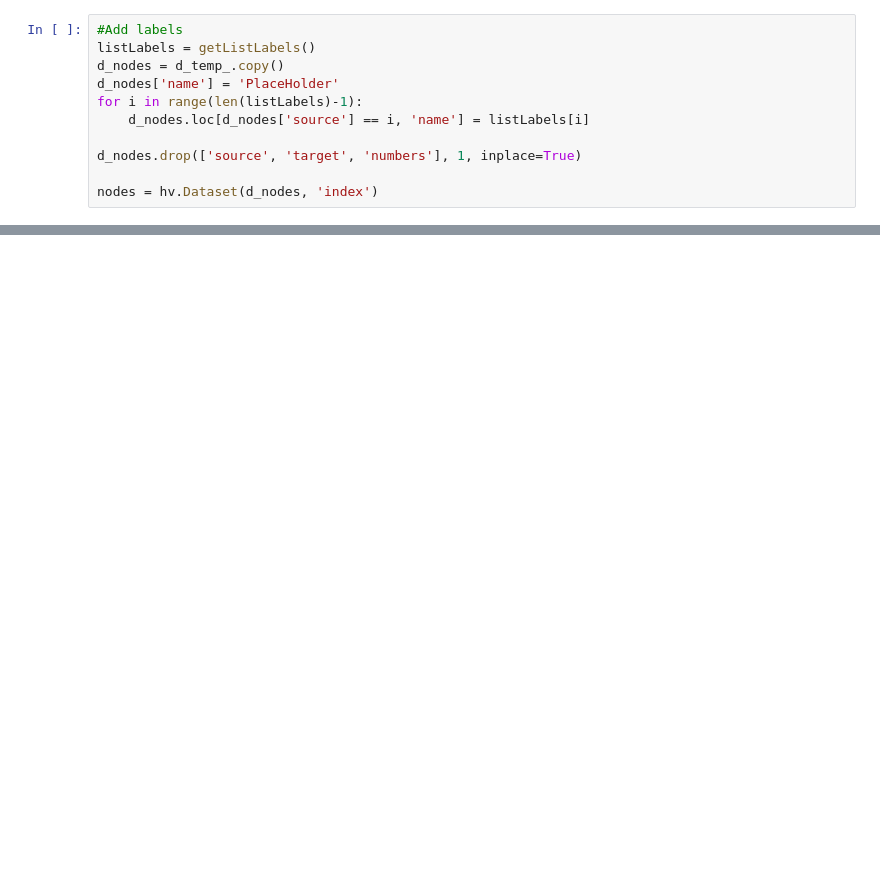
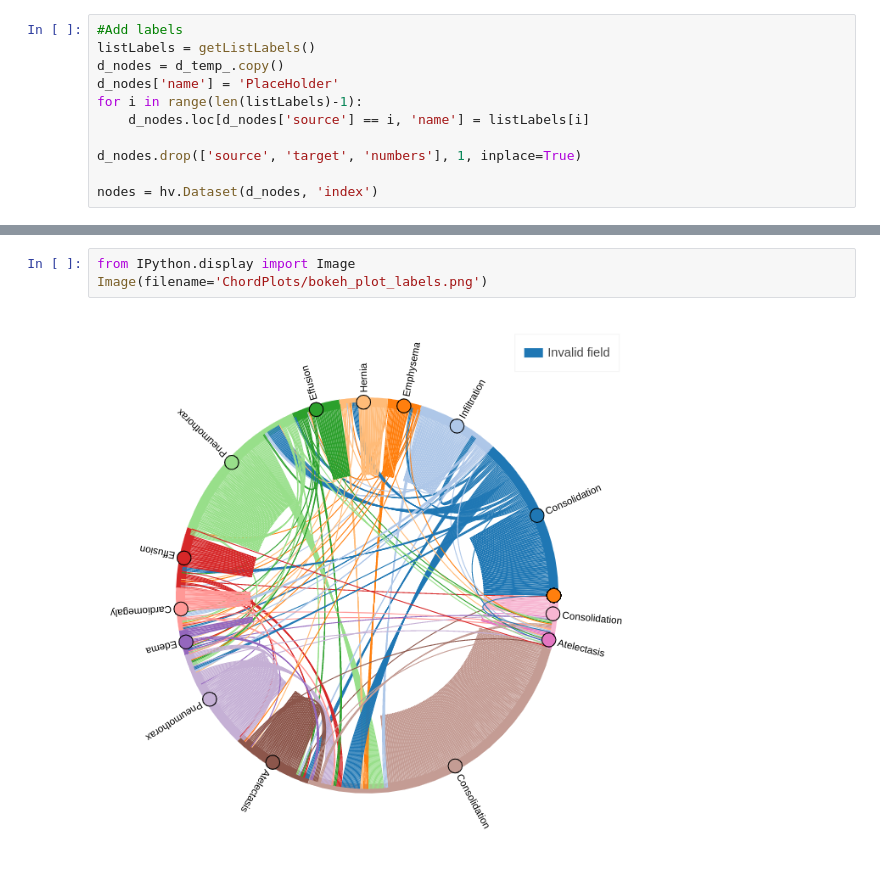
Before and after one commit to Prasanna1991/X-ray, a Jupyter notebook: plotLabelsCorrelation.ipynb, the cells around one changed output, grey strips where cells are left out. Cells and saved outputs as stored; diff of their text form; blank space fills up the shorter version.

```diff
--- a/plotLabelsCorrelation.ipynb
+++ b/plotLabelsCorrelation.ipynb
@@ -72,0 +73,5 @@ ERROR:bokeh.core.validation.check:E-1001 (BAD_COLUMN_NAME): Glyph refers to none
+# %%
+from IPython.display import Image
+Image(filename='ChordPlots/bokeh_plot_labels.png')
+# %% [output]
+[figure, added]
```
Also changed, not shown: parts of 4 cells of this notebook.
